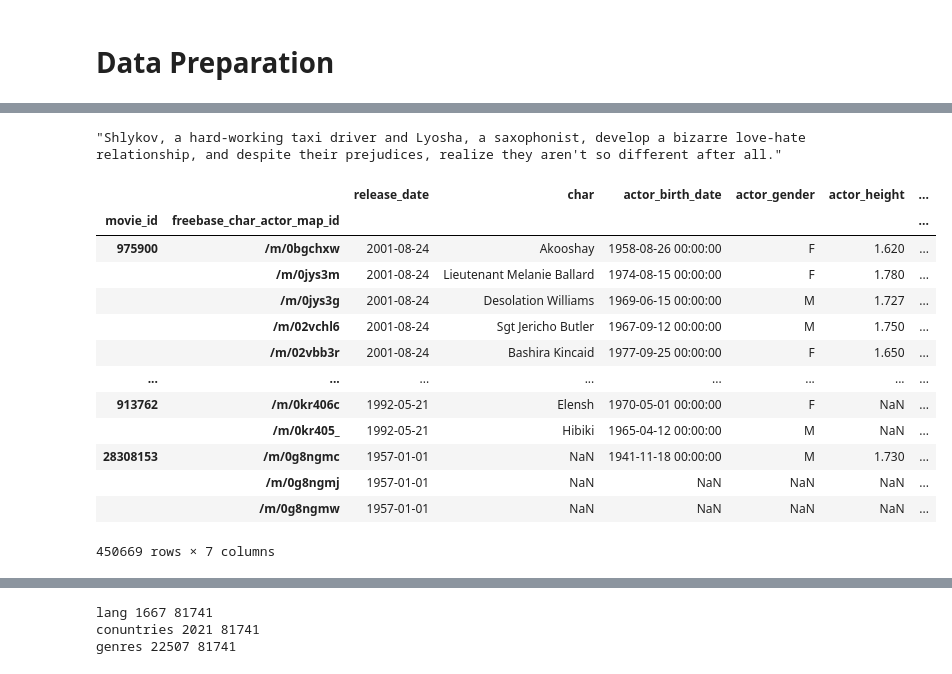
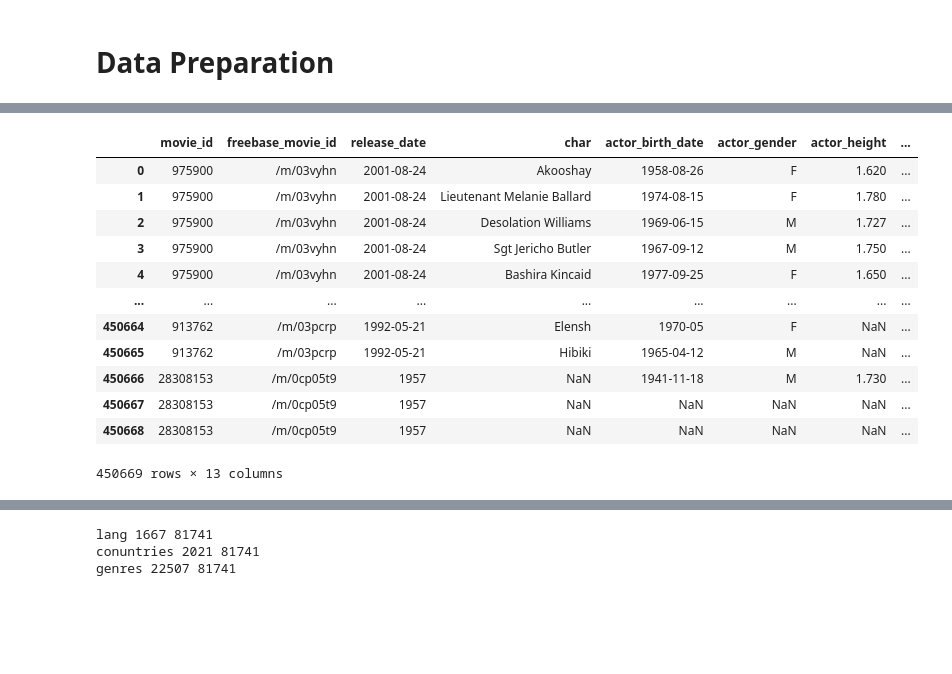
Before and after one commit to epfl-ada/ada-2022-project-adlucere2022, a Jupyter notebook: InitialDataExploration_Raph.ipynb, the cells around one changed output, grey strips where cells are left out. Saved outputs shown, nothing was run; the diff lists cells and outputs as text; code cells hidden in the pictures; blank space fills up the shorter version.

```diff
--- a/InitialDataExploration_Raph.ipynb
+++ b/InitialDataExploration_Raph.ipynb
@@ -8,4 +8,6 @@ import matplotlib.pyplot as plt
 import seaborn as sns
 # %% [markdown]
 # Data Preparation
+# %%
+DATA_PATHWAY = "./data/"
 # %%
@@ -20,57 +31,30 @@ FileNotFoundError: [Errno 2] No such file or directory: 'data/plot_summaries.txt
-# %%
-plot_summaries.plot_summary[0]
-# %% [output]
-"Shlykov, a hard-working taxi driver and Lyosha, a saxophonist, develop a bizarre love-hate relationship, and despite their prejudices, realize they aren't so different after all."
 # %%
 # Import character metadata
-char_metadata = pd.read_csv('./data/character.metadata.tsv', sep='\t', header=None)
-char_metadata.rename(columns={
-    0:'movie_id',
-    1:'freebase_movie_id',
-    2:'release_date',
-    3:'char',
-    4:'actor_birth_date',
-    5:'actor_gender',
-    6:'actor_height', #in meters
-    7:'freebase_actor_ethnicity',
-    8:'actor',
-    9:'actor_age_at_movie_release',
-    10:'freebase_char_actor_map_id',
-    11:'freebase_char_id',
-    12:'freebase_actor_id'
-}, inplace=True)
+metadata_columns = ['movie_id',\
+                    'freebase_movie_id',\
+                    'release_date','char',\
+                    'actor_birth_date',\
+                    'actor_gender',\
+                    'actor_height',\
+                    'freebase_actor_ethnicity',\
+                    'actor',\
+                    'actor_age_at_movie_release',\
+                    'freebase_char_actor_map_id',\
+                    'freebase_char_id','freebase_actor_id']
 
-# Correct errors where a height of 1.78m appears as 510 (5ft10in)
-ft_510_error = char_metadata[char_metadata['actor_height'] == 510.0]
-char_metadata.loc[ft_510_error.index, ['actor_height']] = 1.78
-# Correct errors where height is in cm rather than m
-cm_error = char_metadata[char_metadata['actor_height'] > 10]
-char_metadata.loc[cm_error.index, ['actor_height']] /= 100
-
-# Datetime conversions (NB:very computationally expensive)
-char_metadata.release_date = pd.to_datetime(char_metadata.release_date, errors='coerce')
-char_metadata.actor_birth_date = pd.to_datetime(char_metadata.actor_birth_date, errors='coerce')
-
-# Remove  unused freebase IDs
-char_metadata = char_metadata.drop(['freebase_movie_id', 'freebase_char_id', 'freebase_actor_id'], axis=1)
-
-#Remove redundant actor age at release
-char_metadata = char_metadata.drop(['actor_age_at_movie_release'], axis=1)
-
-char_metadata = char_metadata.set_index(['movie_id', 'freebase_char_actor_map_id'])
+char_metadata = pd.read_csv(DATA_PATHWAY + 'character.metadata.tsv', sep='\t', header=None, names=metadata_columns)
 char_metadata
 # %% [output]
-|  |  | release_date | char | actor_birth_date | actor_gender | actor_height | ... |
-| movie_id | freebase_char_actor_map_id |  |  |  |  |  | ... |
-| 975900 | /m/0bgchxw | 2001-08-24 | Akooshay | 1958-08-26 00:00:00 | F | 1.620 | ... |
-|  | /m/0jys3m | 2001-08-24 | Lieutenant Melanie Ballard | 1974-08-15 00:00:00 | F | 1.780 | ... |
-|  | /m/0jys3g | 2001-08-24 | Desolation Williams | 1969-06-15 00:00:00 | M | 1.727 | ... |
-|  | /m/02vchl6 | 2001-08-24 | Sgt Jericho Butler | 1967-09-12 00:00:00 | M | 1.750 | ... |
-|  | /m/02vbb3r | 2001-08-24 | Bashira Kincaid | 1977-09-25 00:00:00 | F | 1.650 | ... |
-| ... | ... | ... | ... | ... | ... | ... | ... |
-| 913762 | /m/0kr406c | 1992-05-21 | Elensh | 1970-05-01 00:00:00 | F | NaN | ... |
-|  | /m/0kr405_ | 1992-05-21 | Hibiki | 1965-04-12 00:00:00 | M | NaN | ... |
-| 28308153 | /m/0g8ngmc | 1957-01-01 | NaN | 1941-11-18 00:00:00 | M | 1.730 | ... |
-|  | /m/0g8ngmj | 1957-01-01 | NaN | NaN | NaN | NaN | ... |
-|  | /m/0g8ngmw | 1957-01-01 | NaN | NaN | NaN | NaN | ... |
+|  | movie_id | freebase_movie_id | release_date | char | actor_birth_date | actor_gender | actor_height | ... |
+| 0 | 975900 | /m/03vyhn | 2001-08-24 | Akooshay | 1958-08-26 | F | 1.620 | ... |
+| 1 | 975900 | /m/03vyhn | 2001-08-24 | Lieutenant Melanie Ballard | 1974-08-15 | F | 1.780 | ... |
+| 2 | 975900 | /m/03vyhn | 2001-08-24 | Desolation Williams | 1969-06-15 | M | 1.727 | ... |
+| 3 | 975900 | /m/03vyhn | 2001-08-24 | Sgt Jericho Butler | 1967-09-12 | M | 1.750 | ... |
+| 4 | 975900 | /m/03vyhn | 2001-08-24 | Bashira Kincaid | 1977-09-25 | F | 1.650 | ... |
+| ... | ... | ... | ... | ... | ... | ... | ... | ... |
+| 450664 | 913762 | /m/03pcrp | 1992-05-21 | Elensh | 1970-05 | F | NaN | ... |
+| 450665 | 913762 | /m/03pcrp | 1992-05-21 | Hibiki | 1965-04-12 | M | NaN | ... |
+| 450666 | 28308153 | /m/0cp05t9 | 1957 | NaN | 1941-11-18 | M | 1.730 | ... |
+| 450667 | 28308153 | /m/0cp05t9 | 1957 | NaN | NaN | NaN | NaN | ... |
+| 450668 | 28308153 | /m/0cp05t9 | 1957 | NaN | NaN | NaN | NaN | ... |
-450669 rows × 7 columns
+450669 rows × 13 columns
```
Also changed, not shown: parts of 18 cells of this notebook.
